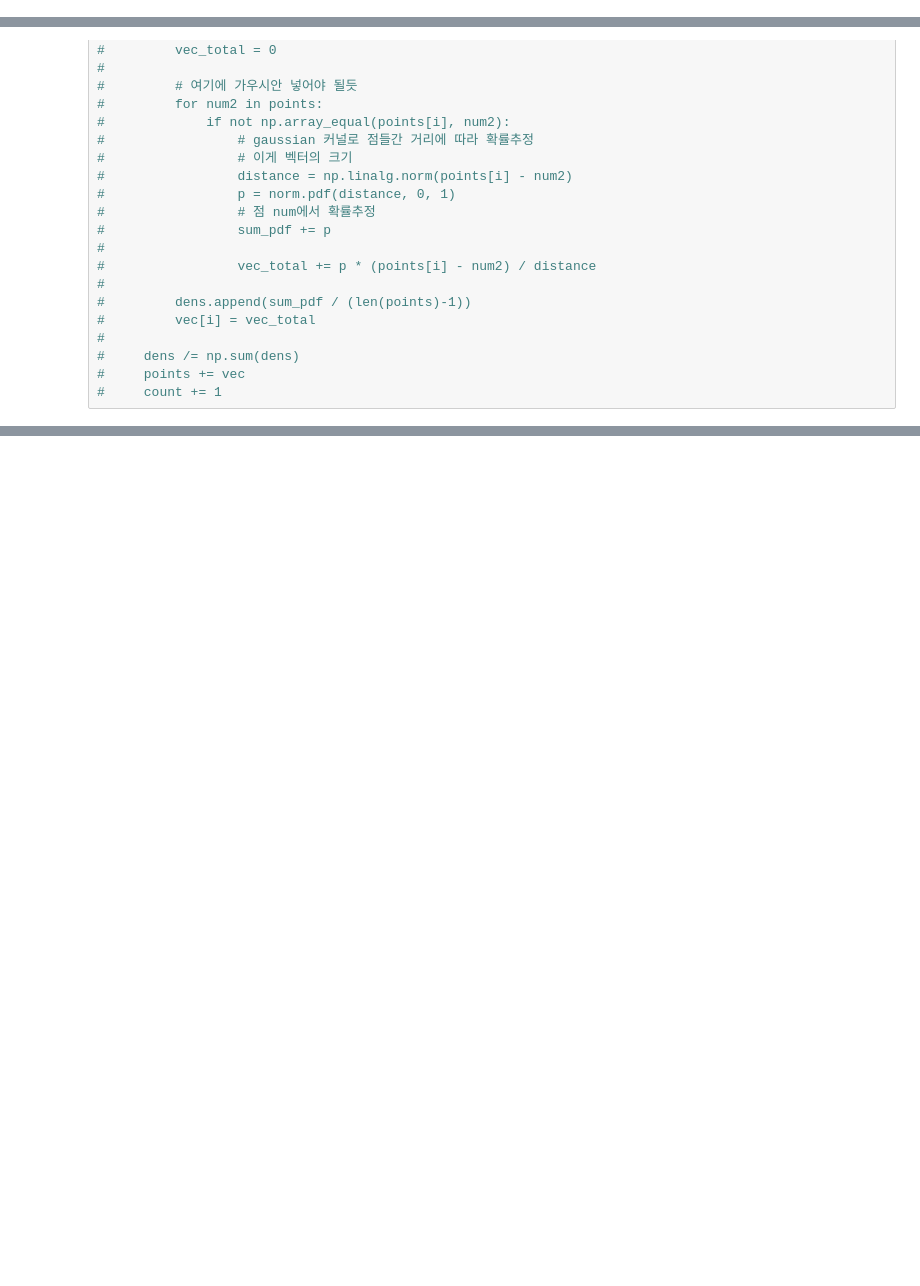
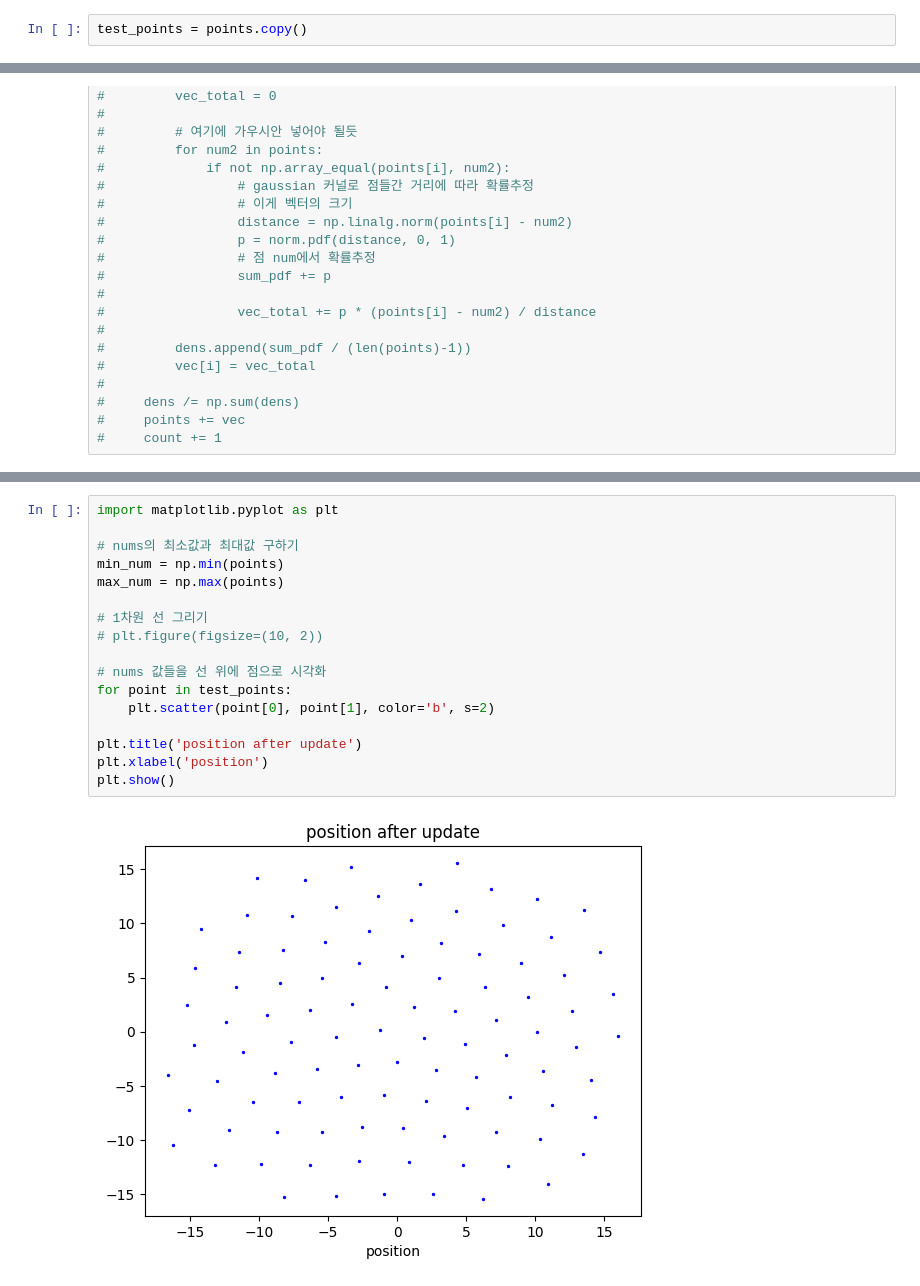
Before and after one commit to vinca0224/3D, a Jupyter notebook: uniform_2d.ipynb, the cells around one changed output, grey strips where cells are left out. Cells and saved outputs as stored; diff of their text form; blank space fills up the shorter version.

```diff
--- a/uniform_2d.ipynb
+++ b/uniform_2d.ipynb
@@ -12,6 +12,8 @@ points = np.asarray(points)
 # for i in x:
 #     points.append((i,i**2))
 # points = np.asarray(points)
+# %%
+test_points = points.copy()
 # %%
 points
 # %% [output]
@@ -158,3 +196,22 @@ plt.show()
+# %%
+import matplotlib.pyplot as plt
+
+# nums의 최소값과 최대값 구하기
+min_num = np.min(points)
+max_num = np.max(points)
+
+# 1차원 선 그리기
+# plt.figure(figsize=(10, 2))
+
+# nums 값들을 선 위에 점으로 시각화
+for point in test_points:
+    plt.scatter(point[0], point[1], color='b', s=2)
+
+plt.title('position after update')
+plt.xlabel('position')
+plt.show()
+# %% [output]
+[figure, added]
 # %%
 vec
 # %% [output]
```
Also changed, not shown: parts of 9 cells of this notebook, 1 other file.
